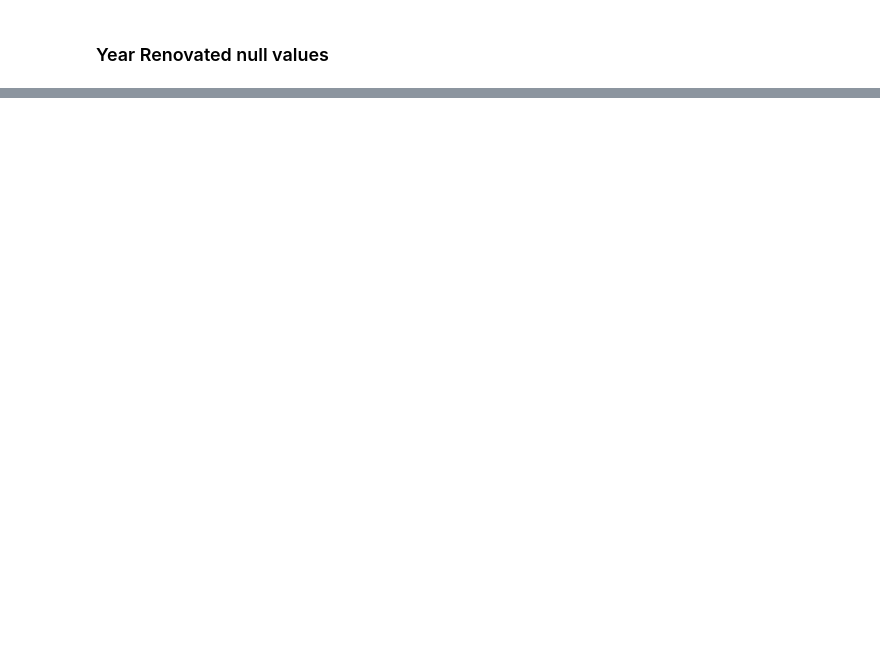
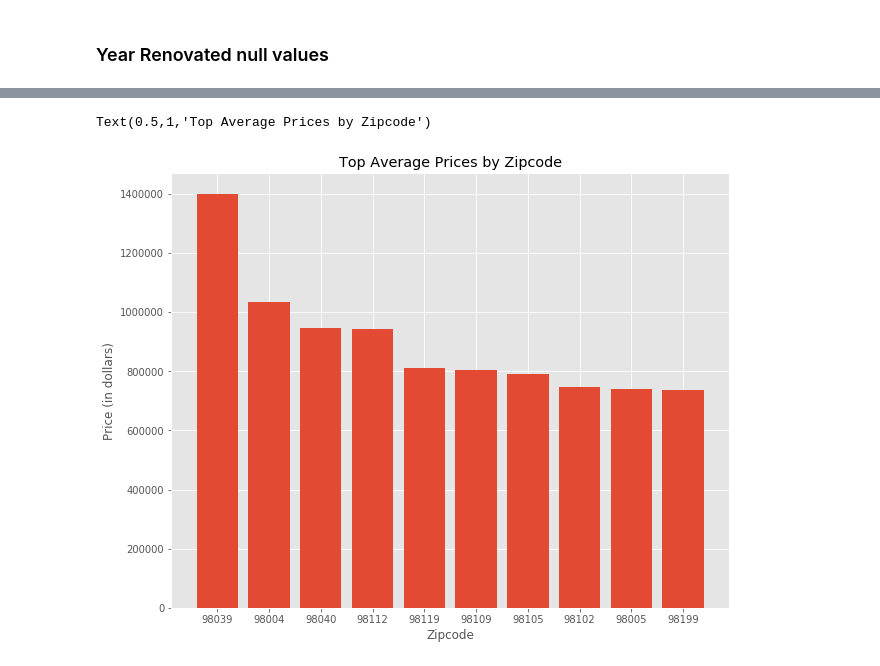
Before and after one commit to yshp57/dsc-1-final-project-online-ds-pt-100118, a Jupyter notebook: student.ipynb, the cells around one changed output, grey strips where cells are left out. Drawn from its saved outputs; the diff is of its cells as text; code cells hidden in the pictures; blank space fills up the shorter version.

```diff
--- a/student.ipynb
+++ b/student.ipynb
@@ -193,0 +429,2 @@ df.yr_renovated.fillna(value=0, inplace=True)
+# %%
+df = df.drop(columns= ['sqft_above', 'sqft_lot15'])
@@ -193,0 +506,5 @@ df.yr_renovated.fillna(value=0, inplace=True)
+# %%
+df['pricepersqft'] = df.price/df.sqft_living
+# %%
+dfzips = df.groupby('zipcode', as_index=False).mean().sort_values('price', ascending=False,)
+dfzips.zipcode = dfzips.zipcode.astype(str)
@@ -193,0 +520,11 @@ df.yr_renovated.fillna(value=0, inplace=True)
+# %%
+plt.style.use('ggplot')
+# %%
+plt.figure(figsize=(10,8))
+plt.bar(dfzips['zipcode'].head(10), dfzips.price.head(n=10))
+plt.xlabel('Zipcode')
+plt.ylabel('Price (in dollars)')
+plt.title('Top Average Prices by Zipcode')
+# %% [output]
+Text(0.5,1,'Top Average Prices by Zipcode')
+[figure, added]
```
Also changed, not shown: parts of 135 cells of this notebook, 2 other files.
